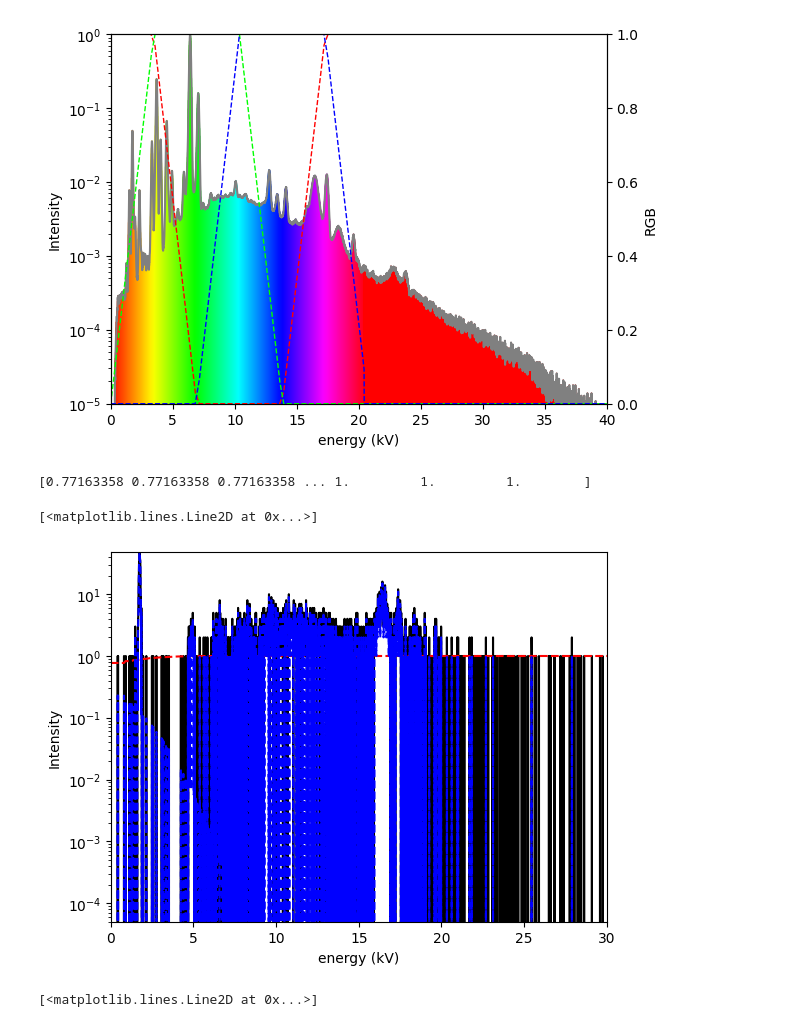
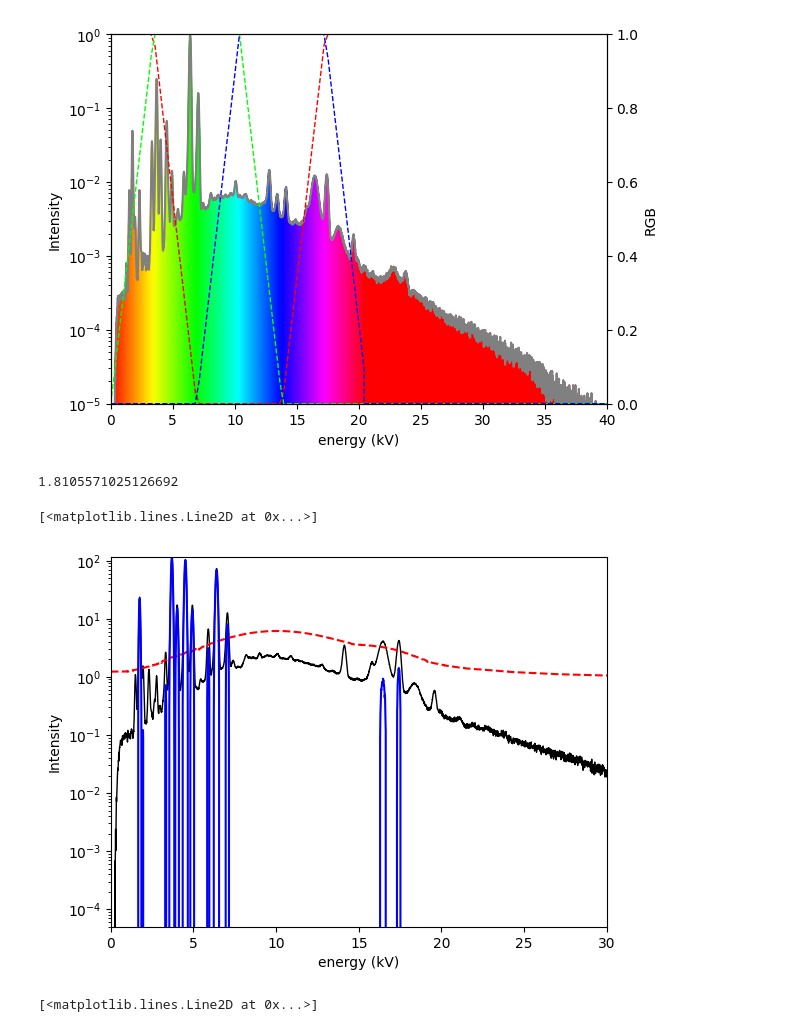
Before and after one commit to lachlanc61/ReadoutXFM, a Jupyter notebook: explore.ipynb, the cells around one changed output. Drawn from its saved outputs; the diff is of its cells as text; code cells hidden in the pictures.

Commit message:
adjusted snip for low vs high noise data

```diff
--- a/explore.ipynb
+++ b/explore.ipynb
@@ -47,6 +47,7 @@ read and clust  0.001296
 starttime = time.time()             #init timer
 chan=np.arange(0,config.NCHAN)      #channels
 energy=chan*config.ESTEP            #energy list
+noisecorrect=True                   #apply adjustment to SNIP to fit noisy pixels
 
 #if we are creating colourmaps, set up colour routine
 if config.DOCOLOURS == True: colour.initialise(energy)
@@ -185,7 +186,7 @@ with open(f, mode='rb') as file: # rb = read binary
             #if we are attempting to fit a background
             #   apply it, and save the corrected spectra
             if config.DOBG:
-                counts=fitting.fitbaseline(counts)
+                counts, bg = fitting.fitbaseline(counts, noisecorrect)
                 corrected[i,:]=counts
 
             #build colours if required
@@ -450,48 +451,49 @@ colarray [1. 0. 0.]
 (4096,)
 [figure]
 # %%
+import importlib
+importlib.reload(fitting)
+
 import matplotlib.pyplot as plt
 import pybaselines.morphological
 
 """
 SNIP TESTING
 """
 
 nview=2044
 vymin=-1
 vymin=0
 
 venergy=energy
-#ps=clustaverages[1,1]
-ps=data[20000,:]
+ps=clustaverages[1,1]
+#ps=data[20000,:]
 #ps=data[5000,:]
+#ps=data[100,:]
+
+print(np.average(ps))
 
 #ps=np.log(ps) #/max(clustaverages[1,1])
 #ps=ps/max(ps)
 
-LOWCUT=80
-
-baseline =pybaselines.smooth.snip(ps[LOWCUT:],50)[0]
-#baseline =pybaselines.morphological.mpls(ps[LOWCUT:])[0]
-baseline=np.pad(baseline, (LOWCUT, 0), 'constant', constant_values=(baseline[0], 0))
-baseline=3*baseline+1
-print(baseline)
+ps2, bg=fitting.fitbaseline(ps,True)
 
 fig, ax1 = plt.subplots()
 
 ax1.set_xlabel('energy (kV)')
 ax1.set_ylabel('Intensity')
 ax1.axis(xmin=0,xmax=30)
 ax1.set_yscale('log')
 ax1.axis(ymin=0.00005,ymax=max(ps))
 
-ax1.plot(venergy, ps, color="black")
-ax1.plot(venergy, baseline, color="red", linestyle='dashed')
-ax1.plot(venergy, ps-baseline, color="blue", linestyle='dashed')
+
+ax1.plot(venergy, ps, color="black", linewidth=1)
+ax1.plot(venergy, bg, color="red", linestyle='dashed')
+ax1.plot(venergy, ps2, color="blue")
 # %% [output]
-[0.77163358 0.77163358 0.77163358 ... 1.         1.         1.        ]
+1.8105571025126692
 [<matplotlib.lines.Line2D at 0x...>]
-[figure, old version]
+[figure, new version]
 # %%
 spec=clustaverages[1,3]
 spec=data[0,:]
```
Also changed, not shown: 3 other files.
